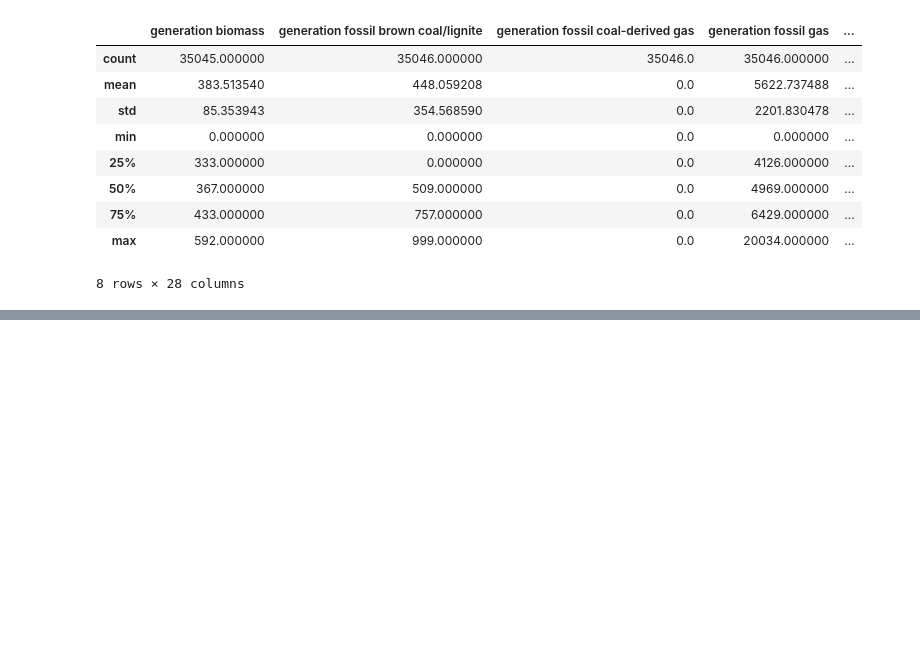
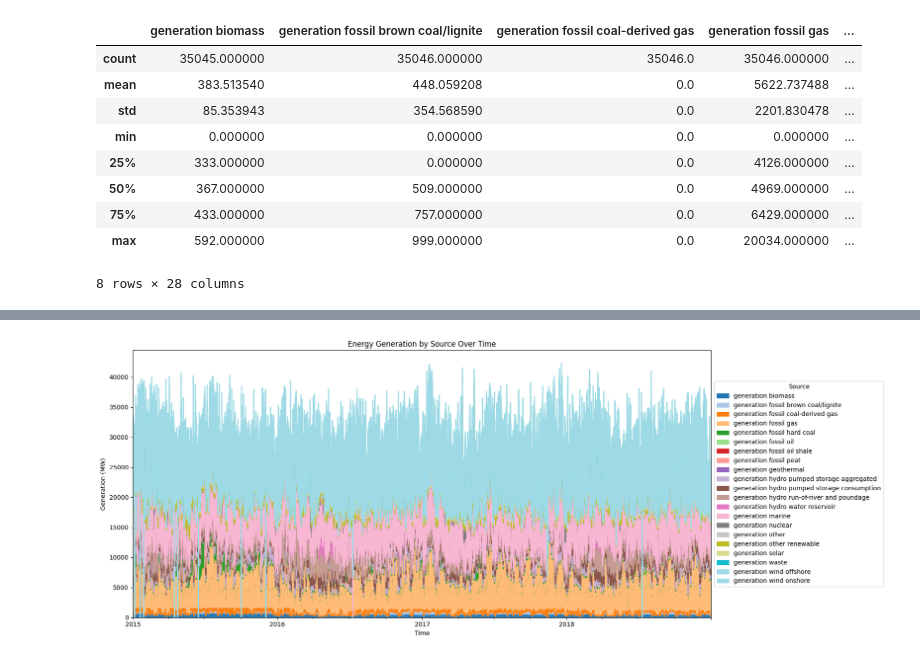
Before and after one commit to zoemcbride/energy-data-lab, a Jupyter notebook: spanish_energy_data_weather_analysis.ipynb, the cells around one changed output, grey strips where cells are left out. Saved outputs shown, nothing was run; the diff lists cells and outputs as text; code cells hidden in the pictures; blank space fills up the shorter version.

```diff
--- a/spanish_energy_data_weather_analysis.ipynb
+++ b/spanish_energy_data_weather_analysis.ipynb
@@ -35,0 +74,23 @@ weather_features.describe()
+# %%
+# Create dataframe of only the energy sources
+energy_sources = energy_data.drop(columns=["forecast solar day ahead", "forecast wind offshore eday ahead",
+                                           'forecast wind onshore day ahead', 'total load forecast',
+                                           "total load actual", 'price day ahead','price actual'])
+
+
+# Define a color map - 'tab20' is a qualitative color map suitable for different categories
+colors = plt.cm.tab20(np.linspace(0, 1, len(energy_sources.columns)))
+
+plt.figure(figsize=(18, 7))
+ax = energy_sources.plot.area(stacked=True, color=colors, ax=plt.gca())
+
+# Place the legend outside the plot
+ax.legend(title="Source", loc="center left", bbox_to_anchor=(1, 0.5))
+
+plt.title("Energy Generation by Source Over Time")
+plt.ylabel("Generation (MW)")
+plt.xlabel("Time")
+plt.tight_layout()  # Ensure the plot fits well even with the legend outside
+plt.show()
+# %% [output]
+[figure, added]
```
Also changed, not shown: parts of 6 cells of this notebook.
